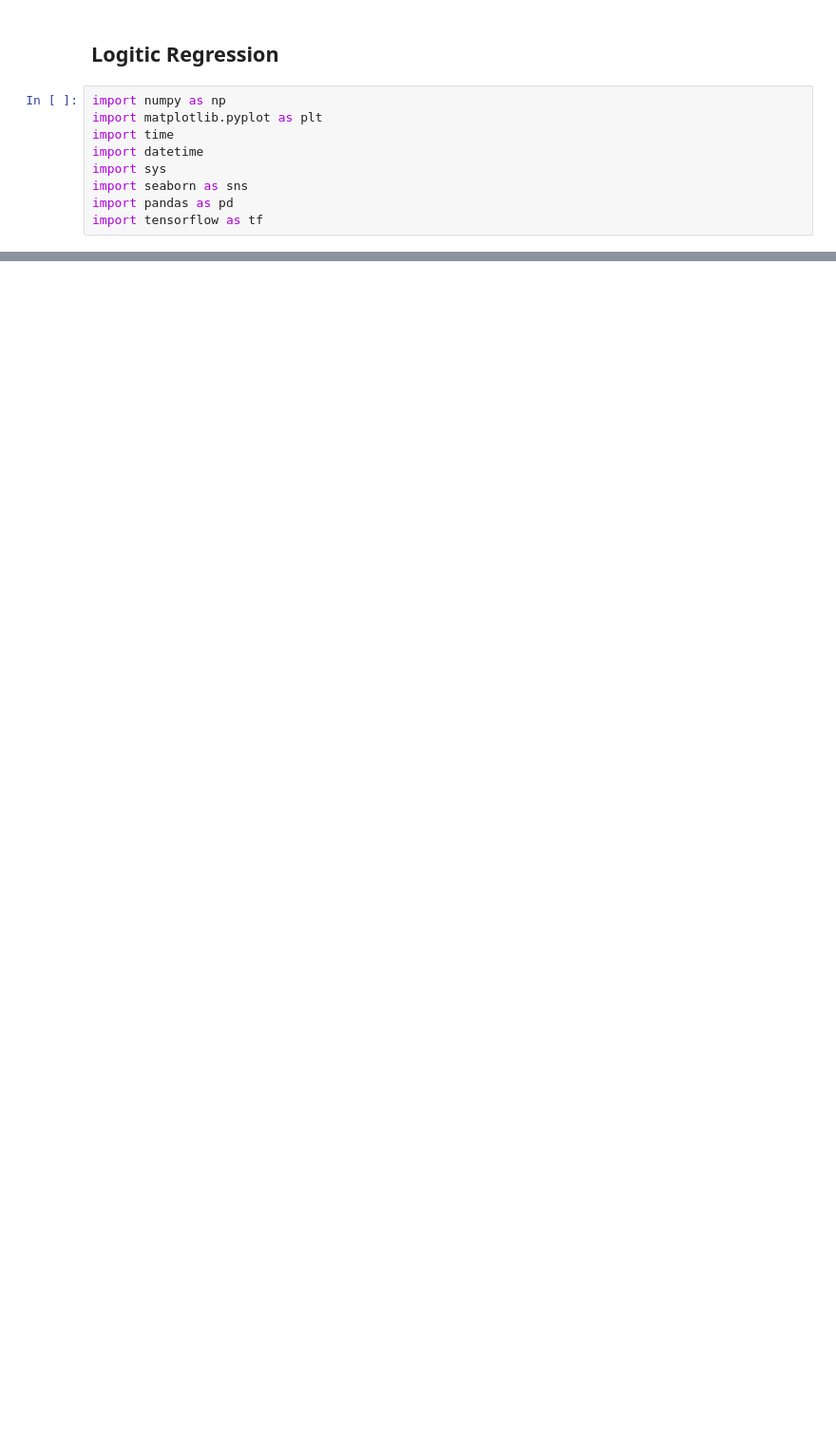
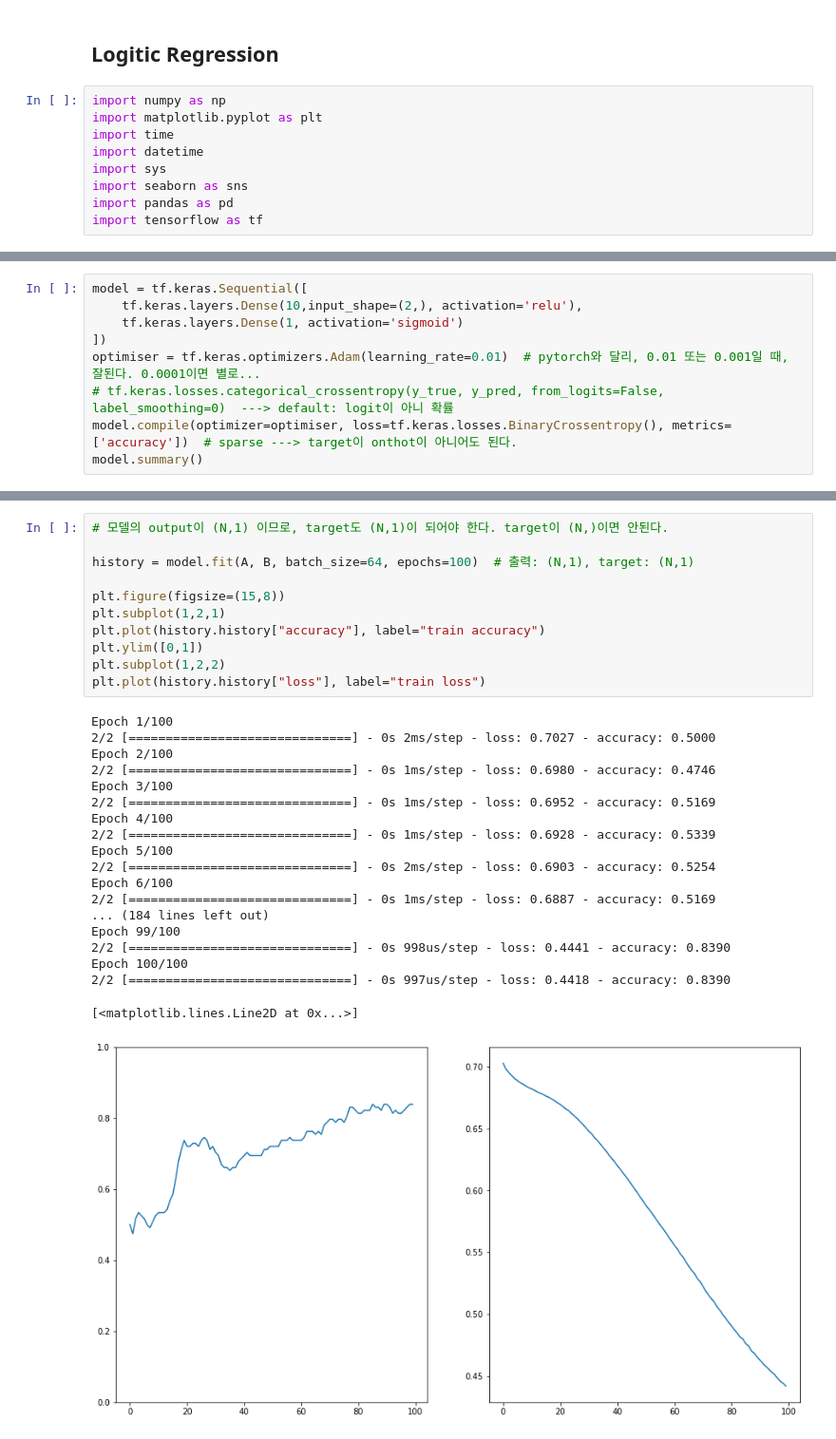
Before and after one commit to hccho2/hccho2FirstGitProject, a Jupyter notebook: pandas_basic_iris.ipynb, the cells around one changed output, grey strips where cells are left out. Shown at 95% size. Saved outputs shown, nothing was run; the diff lists cells and outputs as text; blank space fills up the shorter version.

```diff
--- a/pandas_basic_iris.ipynb
+++ b/pandas_basic_iris.ipynb
@@ -468,3 +485,12 @@ sns.scatterplot(x='x',
 # %% [output]
 <matplotlib.axes._subplots.AxesSubplot at 0x...>
 [figure]
+# %%
+model = tf.keras.Sequential([
+    tf.keras.layers.Dense(10,input_shape=(2,), activation='relu'),
+    tf.keras.layers.Dense(1, activation='sigmoid')
+])
+optimiser = tf.keras.optimizers.Adam(learning_rate=0.01)  # pytorch와 달리, 0.01 또는 0.001일 때, 잘된다. 0.0001이면 별로...
+# tf.keras.losses.categorical_crossentropy(y_true, y_pred, from_logits=False, label_smoothing=0)  ---> default: logit이 아니 확률
+model.compile(optimizer=optimiser, loss=tf.keras.losses.BinaryCrossentropy(), metrics=['accuracy'])  # sparse ---> target이 onthot이 아니어도 된다.
+model.summary()
@@ -470,0 +510,31 @@ sns.scatterplot(x='x',
+# %%
+# 모델의 output이 (N,1) 이므로, target도 (N,1)이 되어야 한다. target이 (N,)이면 안된다.
+
+history = model.fit(A, B, batch_size=64, epochs=100)  # 출력: (N,1), target: (N,1)
+
+plt.figure(figsize=(15,8))
+plt.subplot(1,2,1)
+plt.plot(history.history["accuracy"], label="train accuracy")
+plt.ylim([0,1])
+plt.subplot(1,2,2)
+plt.plot(history.history["loss"], label="train loss")
+# %% [output]
+Epoch 1/100
+2/2 [==============================] - 0s 2ms/step - loss: 0.7027 - accuracy: 0.5000
+Epoch 2/100
+2/2 [==============================] - 0s 1ms/step - loss: 0.6980 - accuracy: 0.4746
+Epoch 3/100
+2/2 [==============================] - 0s 1ms/step - loss: 0.6952 - accuracy: 0.5169
+Epoch 4/100
+2/2 [==============================] - 0s 1ms/step - loss: 0.6928 - accuracy: 0.5339
+Epoch 5/100
+2/2 [==============================] - 0s 2ms/step - loss: 0.6903 - accuracy: 0.5254
+Epoch 6/100
+2/2 [==============================] - 0s 1ms/step - loss: 0.6887 - accuracy: 0.5169
+... (184 lines left out)
+Epoch 99/100
+2/2 [==============================] - 0s 998us/step - loss: 0.4441 - accuracy: 0.8390
+Epoch 100/100
+2/2 [==============================] - 0s 997us/step - loss: 0.4418 - accuracy: 0.8390
+[<matplotlib.lines.Line2D at 0x...>]
+[figure, added]
```
Also changed, not shown: parts of 31 cells of this notebook.
